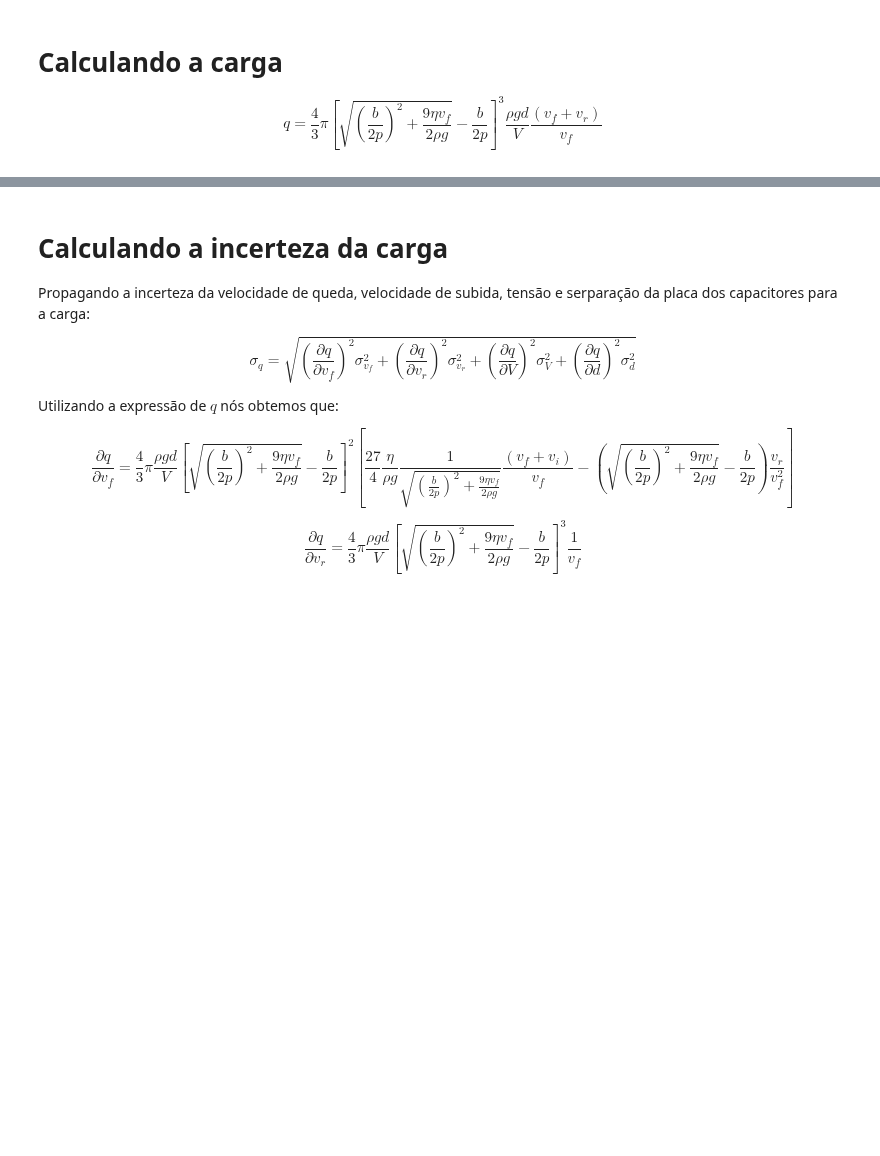
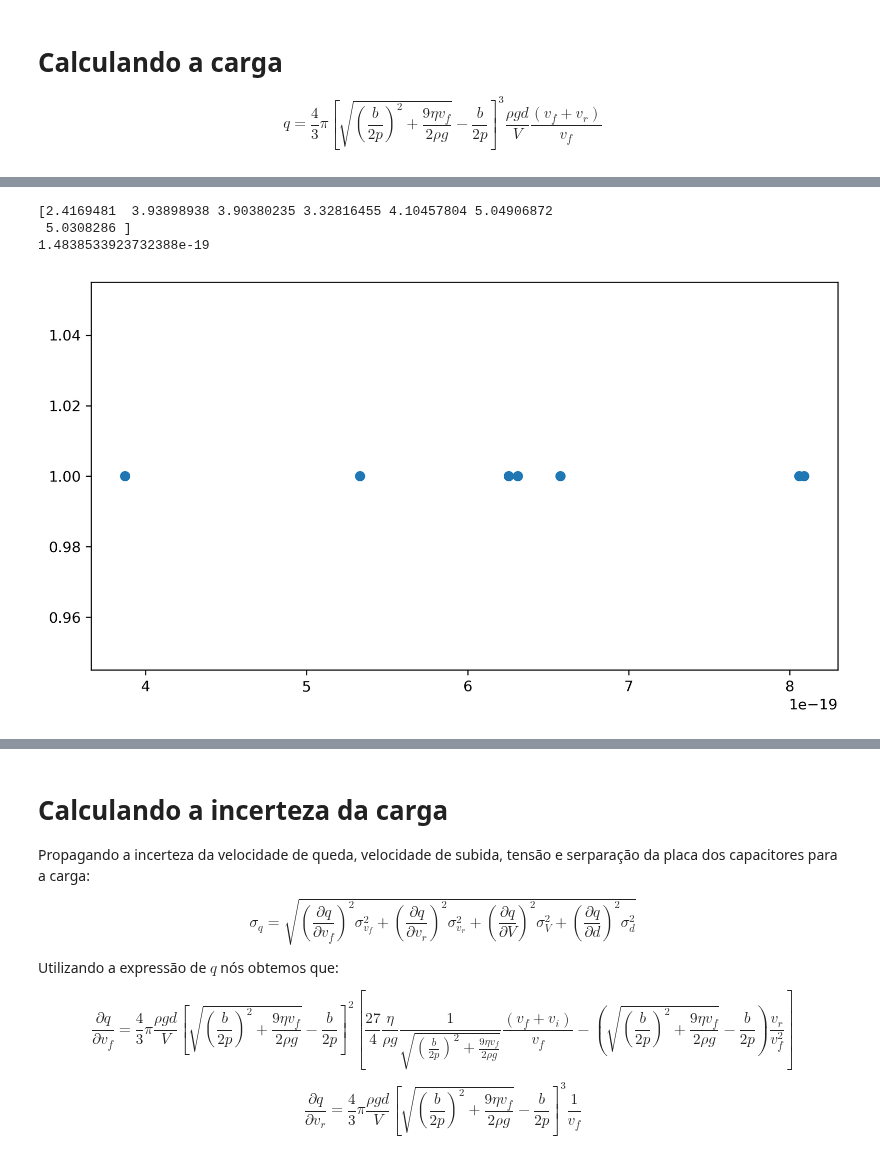
Before and after one commit to viniciusrocca/College_Codes, a Jupyter notebook: Lab3/Millikan_Oil_Drop.ipynb, the cells around one changed output, grey strips where cells are left out. Cells and saved outputs as stored; diff of their text form; code cells hidden in the pictures; blank space fills up the shorter version.

```diff
--- a/Lab3/Millikan_Oil_Drop.ipynb
+++ b/Lab3/Millikan_Oil_Drop.ipynb
@@ -85,7 +133,7 @@ $$v = \frac{x}{\bar{t}}$$
 Onde $\bar{t}$ é o tempo médio
 # %%
 #Tamanho do intervalo da grande:
-x = 5e-4 #m
+x = 5e-4/5 #m
 
 #Velocidade de subida
 v_r = []
@@ -161,0 +210,13 @@ Carga = [3.7262705585606456e-17] C
+# %%
+print(np.array(q)/1.602e-19)
+print(q[6] - q[4])
+# %% [output]
+[2.4169481  3.93898938 3.90380235 3.32816455 4.10457804 5.04906872
+ 5.0308286 ]
+1.4838533923732388e-19
+# %%
+plt.figure(figsize = [9.2,4.9], dpi = 300)
+plt.scatter(q,np.full(len(q),1))
+plt.show()
+# %% [output]
+[figure, added]
```
Also changed, not shown: parts of 8 cells of this notebook.
